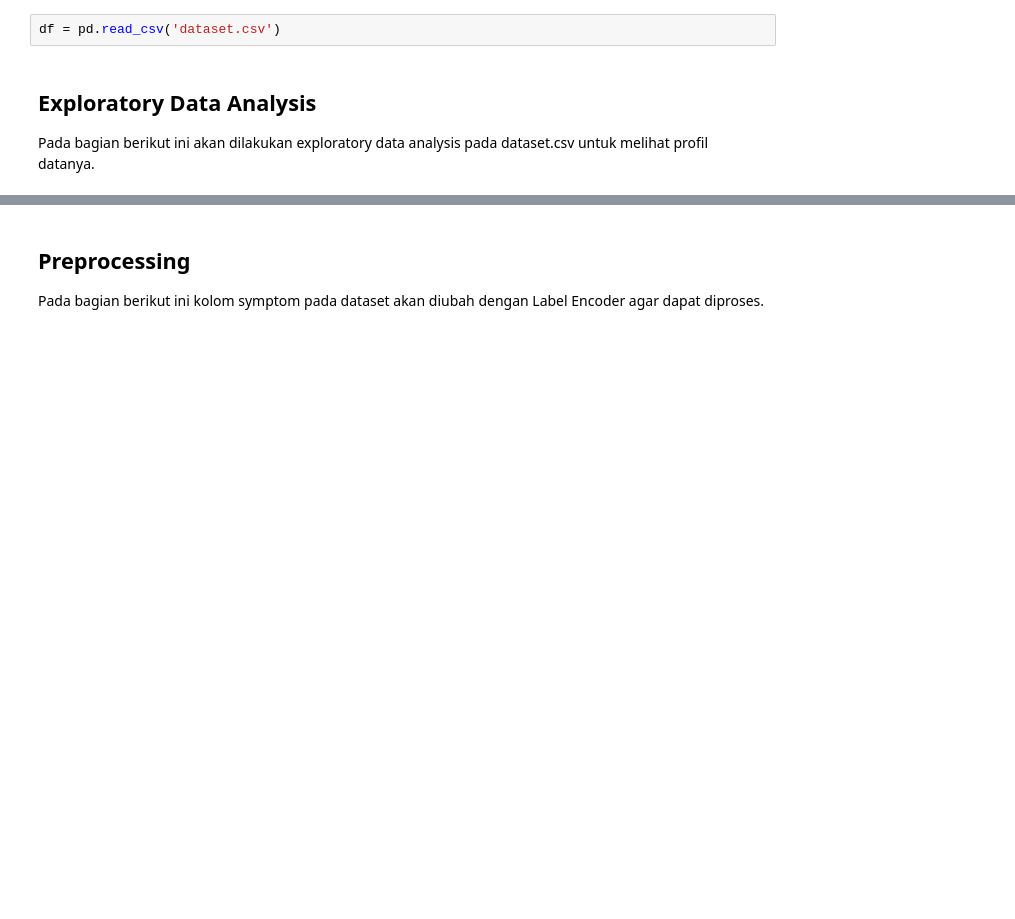
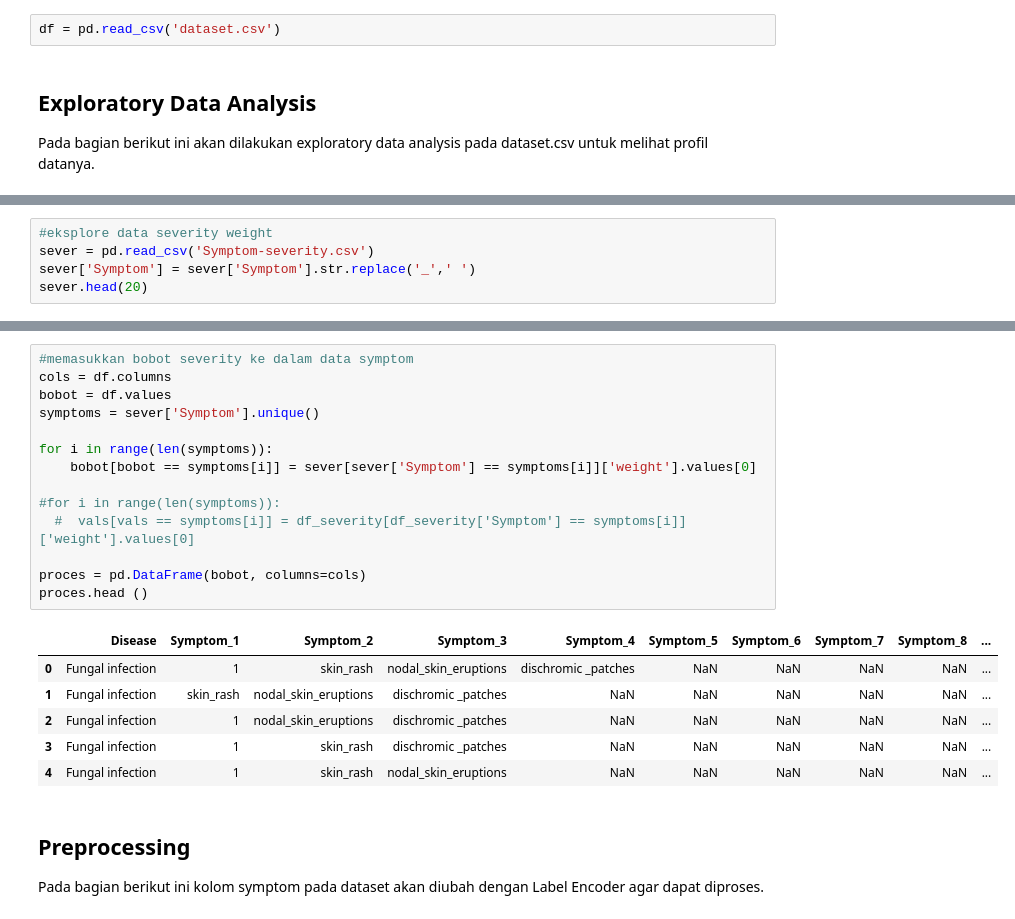
Before and after one commit to meidianarahmawati/mlt2hc7, a Jupyter notebook: Final Project.ipynb, the cells around one changed output, grey strips where cells are left out. Saved outputs shown, nothing was run; the diff lists cells and outputs as text; blank space fills up the shorter version.

```diff
--- a/Final Project.ipynb
+++ b/Final Project.ipynb
@@ -115,0 +160,5 @@ pre.head()
+# %%
+#eksplore data severity weight
+sever = pd.read_csv('Symptom-severity.csv')
+sever['Symptom'] = sever['Symptom'].str.replace('_',' ')
+sever.head(20)
@@ -116,3 +204,24 @@ pre.head()
+# %%
+#memasukkan bobot severity ke dalam data symptom
+cols = df.columns
+bobot = df.values
+symptoms = sever['Symptom'].unique()
+
+for i in range(len(symptoms)):
+    bobot[bobot == symptoms[i]] = sever[sever['Symptom'] == symptoms[i]]['weight'].values[0]
+
+#for i in range(len(symptoms)):
+  #  vals[vals == symptoms[i]] = df_severity[df_severity['Symptom'] == symptoms[i]]['weight'].values[0]
+
+proces = pd.DataFrame(bobot, columns=cols)
+proces.head ()
+# %% [output]
+|  | Disease | Symptom_1 | Symptom_2 | Symptom_3 | Symptom_4 | Symptom_5 | Symptom_6 | Symptom_7 | Symptom_8 | ... |
+| 0 | Fungal infection | 1 | skin_rash | nodal_skin_eruptions | dischromic _patches | NaN | NaN | NaN | NaN | ... |
+| 1 | Fungal infection | skin_rash | nodal_skin_eruptions | dischromic _patches | NaN | NaN | NaN | NaN | NaN | ... |
+| 2 | Fungal infection | 1 | nodal_skin_eruptions | dischromic _patches | NaN | NaN | NaN | NaN | NaN | ... |
+| 3 | Fungal infection | 1 | skin_rash | dischromic _patches | NaN | NaN | NaN | NaN | NaN | ... |
+| 4 | Fungal infection | 1 | skin_rash | nodal_skin_eruptions | NaN | NaN | NaN | NaN | NaN | ... |
 # %% [markdown]
 ## Preprocessing
 
```
Also changed, not shown: parts of 21 cells of this notebook.
